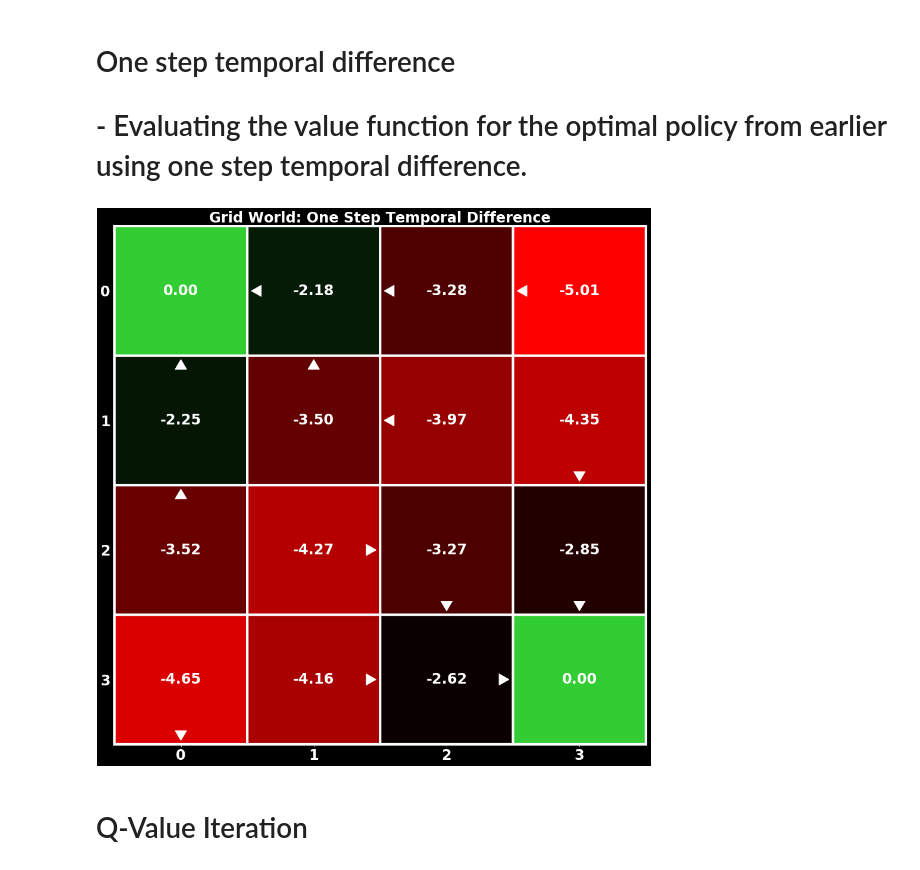
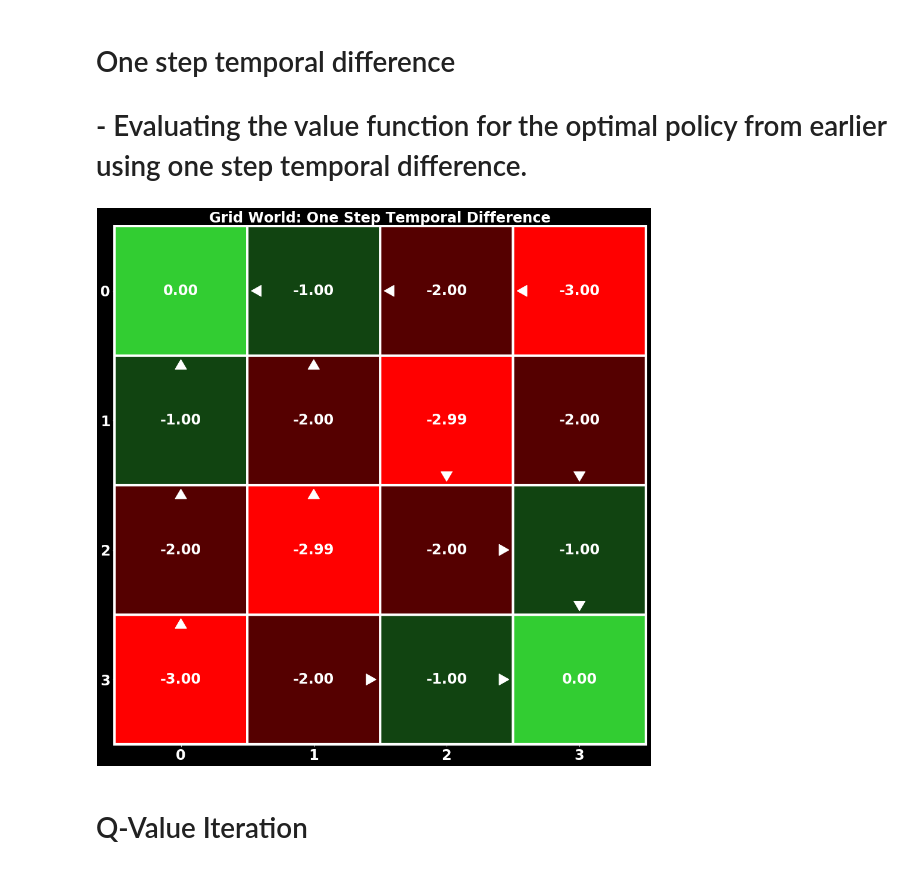
Before and after one commit to fiezt/Reinforcement-Learning, a Jupyter notebook: code/RL.ipynb, the cells around one changed output. Saved outputs shown, nothing was run; the diff lists cells and outputs as text; code cells hidden in the pictures.

```diff
--- a/code/RL.ipynb
+++ b/code/RL.ipynb
@@ -52,12 +47,12 @@ display.show_values()
 
 # - Evaluating the value function for the optimal policy from earlier using one step temporal difference.
 # %%
-rl.one_step_temporal_difference(num_episodes=10000)
+rl.one_step_temporal_difference()
 
 display = grid_display(rl, title='Grid World: One Step Temporal Difference')
 display.show_values()
 # %% [output]
-[figure, old version]
+[figure, new version]
 # %% [markdown]
 # Q-Value Iteration
 # %%
```
Also changed, not shown: parts of 26 cells of this notebook, 3 other files.
